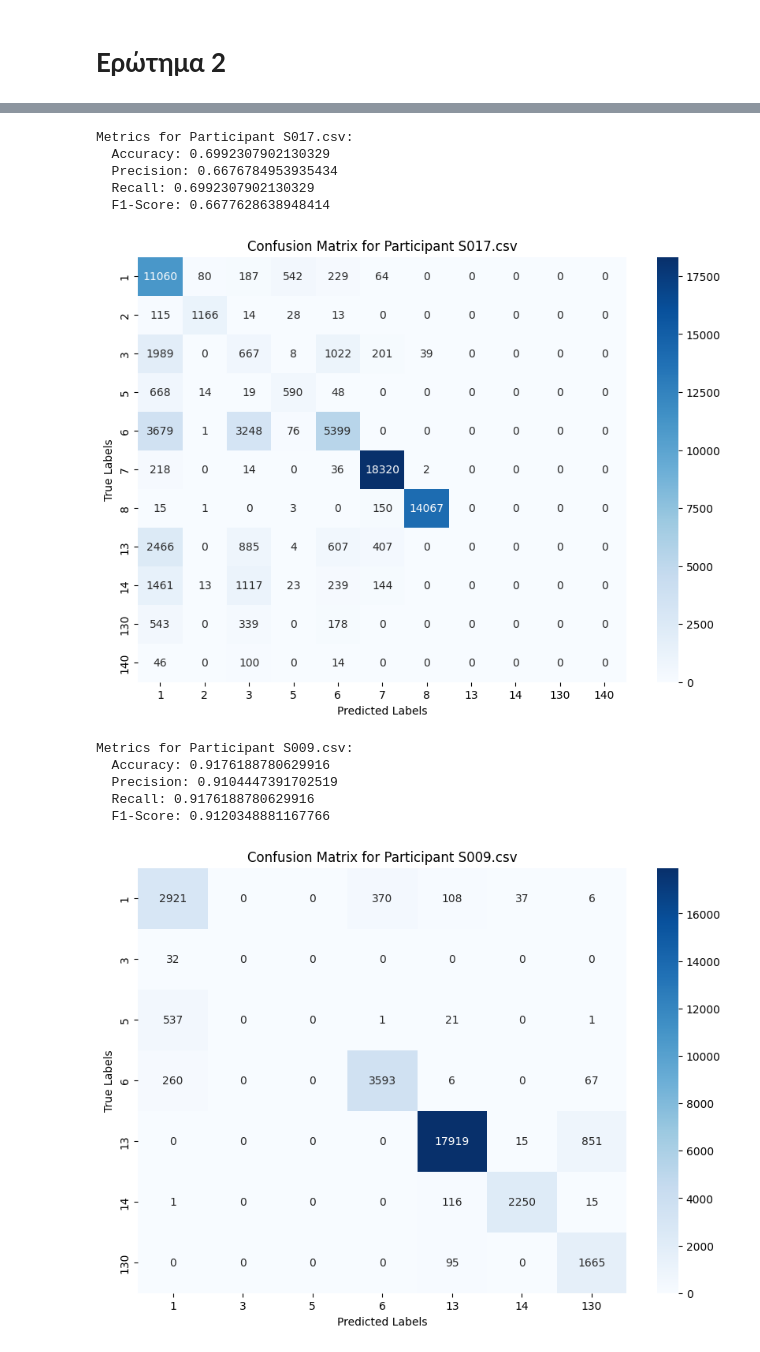
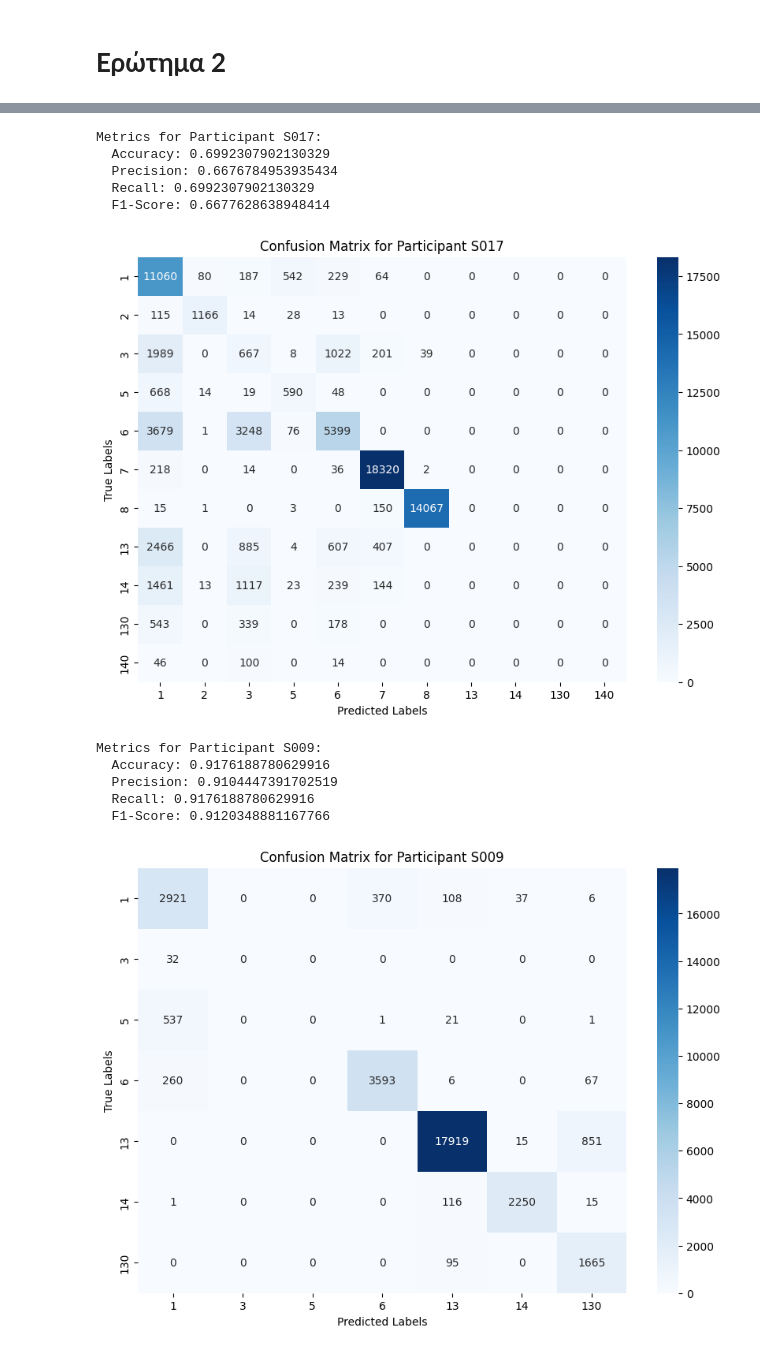
Before and after one commit to miltiadiss/Data-Mining, a Jupyter notebook: question_2.ipynb, the cells around one changed output, grey strips where cells are left out. Saved outputs shown, nothing was run; the diff lists cells and outputs as text; code cells hidden in the pictures.

```diff
--- a/question_2.ipynb
+++ b/question_2.ipynb
@@ -25,10 +31,11 @@ path = '/content/drive/MyDrive/harth'
 # %%
+# Λίστες για την αποθήκευση των μετρικών από κάθε αρχείο
 rf_accuracies = []  # Λίστα για την αποθήκευση των ακριβειών από κάθε αρχείο
 rf_precisions = []  # Λίστα για την αποθήκευση των precisions από κάθε αρχείο
 rf_recalls = []     # Λίστα για την αποθήκευση των recalls από κάθε αρχείο
 rf_f1_scores = []   # Λίστα για την αποθήκευση των f1-scores από κάθε αρχείο
 
-# Δημιουργούμε και εκπαιδεύουμε τον ταξινομητή Random Forest
+# Δημιουργία και εκπαίδευση του ταξινομητή Random Forest με 30 δέντρα και καθορισμένο τυχαίο seed για αναπαραγωγιμότητα
 rf_classifier = RandomForestClassifier(n_estimators=30, random_state=42)
 
 # Διατρέχουμε τα αρχεία στον φάκελο
@@ -37,75 +44,78 @@ for filename in os.listdir(path):
         # Φορτώνουμε το CSV αρχείο
         df = pd.read_csv(os.path.join(path, filename))
 
-        # Δημιουργούμε τα lags
+        # Δημιουργούμε τα lags (καθυστέρηση) για τη δημιουργία χαρακτηριστικών από προηγούμενες τιμές
         df = create_lags(df, 50)
 
-        # Διαχωρίζουμε σε train και test sets
+        # Διαχωρίζουμε τα δεδομένα σε train και test sets (80% για εκπαίδευση και 20% για έλεγχο)
         train_size = int(0.8 * len(df))
         train_df = df.iloc[:train_size]
         test_df = df.iloc[train_size:]
 
+        # Διαχωρισμός # Διαχωρισμός features (X) και labels (y) για το train και test set
         X_train = train_df.drop(['timestamp', 'label'], axis=1)
         y_train = train_df['label']
         X_test = test_df.drop(['timestamp', 'label'], axis=1)
         y_test = test_df['label']
 
+        # Εκπαίδευση του ταξινομητή Random Forest με τα δεδομένα του συνόλου εκπαίδευσης
         rf_classifier.fit(X_train, y_train)
 
         # Προβλέπουμε τις ετικέτες του test set
         y_pred = rf_classifier.predict(X_test)
 
-        # Υπολογίζουμε τις μετρικές
+        # Υπολογισμός των μετρικών απόδοσης του μοντέλου
         accuracy = accuracy_score(y_test, y_pred)
         precision = precision_score(y_test, y_pred, average='weighted')
         recall = recall_score(y_test, y_pred, average='weighted')
         f1 = f1_score(y_test, y_pred, average='weighted')
 
         # Προσθήκη των μετρικών στις λίστες
         rf_accuracies.append(accuracy)
         rf_precisions.append(precision)
         rf_recalls.append(recall)
         rf_f1_scores.append(f1)
 
-        # Εκτύπωση των μετρικών για κάθε αρχείο
-        base_name = os.path.splitext(filename)[0] # Χωρίς κατάληξη
+        # Εκτύπωση των μετρικών για κάθε συμμετέχοντα
+        base_name = os.path.splitext(filename)[0]  # Αφαίρεση της κατάληξης από το όνομα του αρχείου
         print(f"Metrics for Participant {base_name}:")
         print(f"  Accuracy: {accuracy}")
         print(f"  Precision: {precision}")
         print(f"  Recall: {recall}")
         print(f"  F1-Score: {f1}")
 
         # Υπολογισμός και εμφάνιση του confusion matrix
-        unique_labels = sorted(y_test.unique())
+        unique_labels = sorted(y_test.unique())  # Ταξινόμηση των μοναδικών ετικετών
         cm = confusion_matrix(y_test, y_pred, labels=unique_labels)
         plt.figure(figsize=(10, 7))
         sns.heatmap(cm, annot=True, fmt='d', cmap='Blues', xticklabels=unique_labels, yticklabels=unique_labels)
         plt.title(f'Confusion Matrix for Participant {base_name}')
         plt.xlabel('Predicted Labels')
         plt.ylabel('True Labels')
         plt.show()
 
-# Υπολογισμός της μέσης τιμής για κάθε μετρική
-mean_accuracy = sum(rf_accuracies) / len(rf_accuracies)
-mean_precision = sum(rf_precisions) / len(rf_precisions)
-mean_recall = sum(rf_recalls) / len(rf_recalls)
-mean_f1 = sum(rf_f1_scores) / len(rf_f1_scores)
+# Υπολογισμός της μέσης τιμής για κάθε μετρική από όλους τους συμμετέχοντες
+rf_mean_accuracy = sum(rf_accuracies) / len(rf_accuracies)
+rf_mean_precision = sum(rf_precisions) / len(rf_precisions)
+rf_mean_recall = sum(rf_recalls) / len(rf_recalls)
+rf_mean_f1 = sum(rf_f1_scores) / len(rf_f1_scores)
 
+# Εκτύπωση των μέσων τιμών των μετρικών για όλους τους συμμετέχοντες
 print(f"Mean Metrics of All Participants:")
-print(f"  Mean Accuracy: {mean_accuracy}")
-print(f"  Mean Precision: {mean_precision}")
-print(f"  Mean Recall: {mean_recall}")
-print(f"  Mean F1-Score: {mean_f1}")
+print(f"  Mean Accuracy: {rf_mean_accuracy}")
+print(f"  Mean Precision: {rf_mean_precision}")
+print(f"  Mean Recall: {rf_mean_recall}")
+print(f"  Mean F1-Score: {rf_mean_f1}")
 # %% [output]
-Metrics for Participant S017.csv:
+Metrics for Participant S017:
   Accuracy: 0.6992307902130329
   Precision: 0.6676784953935434
   Recall: 0.6992307902130329
   F1-Score: 0.6677628638948414
-[figure, old version]
+[figure, new version]
-Metrics for Participant S009.csv:
+Metrics for Participant S009:
   Accuracy: 0.9176188780629916
   Precision: 0.9104447391702519
   Recall: 0.9176188780629916
   F1-Score: 0.9120348881167766
-[figure, old version]
+[figure, new version]
```
Also changed, not shown: parts of 8 cells of this notebook.
